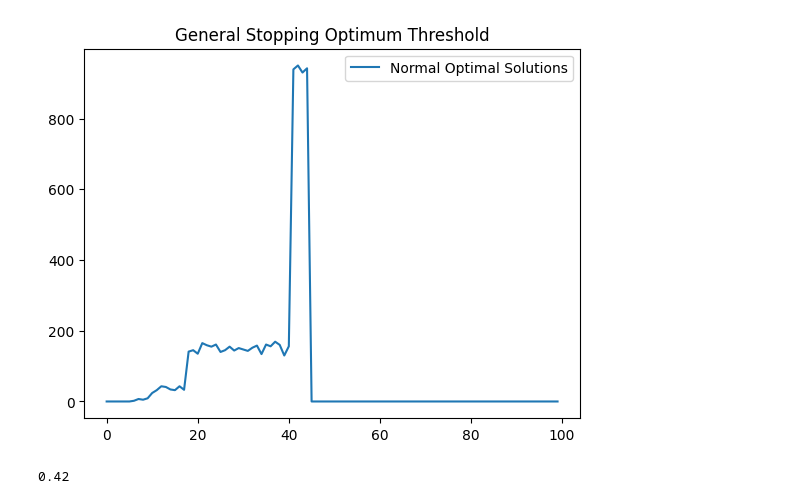
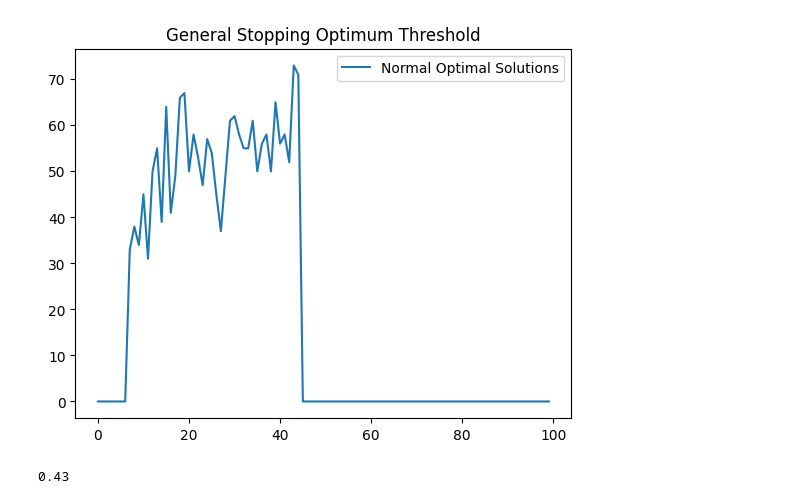
Before and after one commit to USUDecisionMaking/CourseProject, a Jupyter notebook: optimal-stopping-applications.ipynb, the cells around one changed output. Saved outputs shown, nothing was run; the diff lists cells and outputs as text; code cells hidden in the pictures.

```diff
--- a/optimal-stopping-applications.ipynb
+++ b/optimal-stopping-applications.ipynb
@@ -8,7 +8,7 @@ import utils
 from tqdm import tqdm
 import random
 # %%
-data = pd.read_csv("data/filtered-data.csv")
+data = pd.read_csv("data/filtered-data.csv", low_memory=False)
 # %%
 def find_peak(array):
     index = 0
@@ -22,42 +22,40 @@ def find_peak(array):
     return index, max
 # %%
 def get_response(probability):
-    if random.random() > probability:
+    if random.random() < probability:
         return True
     else:
         return False
 # %%
-df = pd.read_csv('data/filtered-data.csv')
-
 NUM_CANDIDATES = 100    # number of universities
 NUM_EXPERIMENTS = 1000  # constant number of experiments to run
 
 solution_found_count = [0 for _ in range(NUM_CANDIDATES)]
 optimal_solution_found_count = [0 for _ in range(NUM_CANDIDATES)]
 
 for _ in tqdm(range(NUM_EXPERIMENTS)):
     candidates = [(college, utils.heuristic_function(college, data)[0]) for college in utils.COLLEGES] # get sample of 100 universities and their heuristic value
     optimal_candidate = max(candidates, key=lambda x:x[1]) # optimal based on heuristic function
 
     for stopping_point in range(1, NUM_CANDIDATES):
         for univ, heuristic_value in candidates[stopping_point:-1]:
             if heuristic_value > max(candidates[0:stopping_point], key=lambda x:x[1])[1] and get_response(probability=utils.get_adm_rate(univ, data)):
                 solution_found_count[stopping_point] += 1
 
                 if univ == optimal_candidate[0]:
                     optimal_solution_found_count[stopping_point] += 1
 
                 break
 
 plt.plot(optimal_solution_found_count, label='Normal Optimal Solutions')
 plt.title("General Stopping Optimum Threshold")
 plt.legend()
 plt.show()
 
 threshold = find_peak(optimal_solution_found_count)[0] / NUM_CANDIDATES
 # %% [output]
-[figure, old version]
+[figure, new version]
 # %%
 threshold
 # %% [output]
-0.42
+0.43
```
